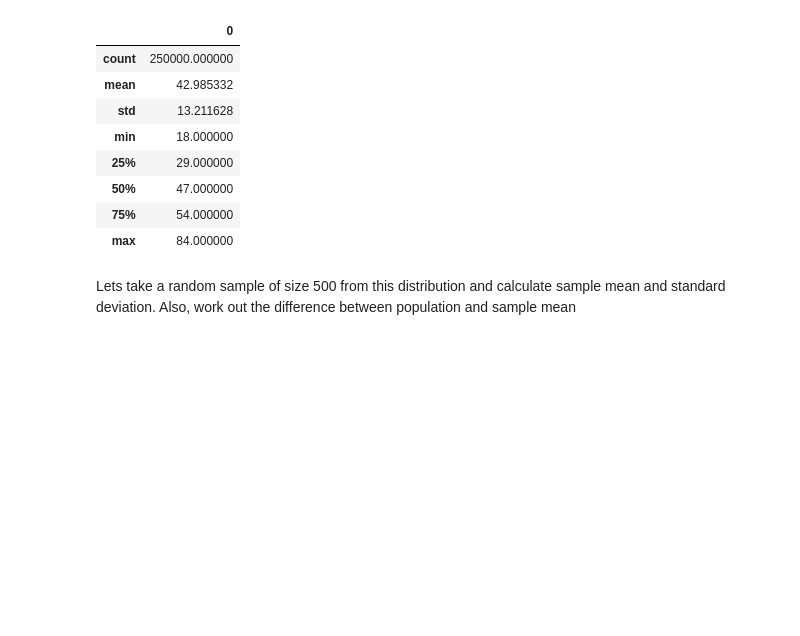
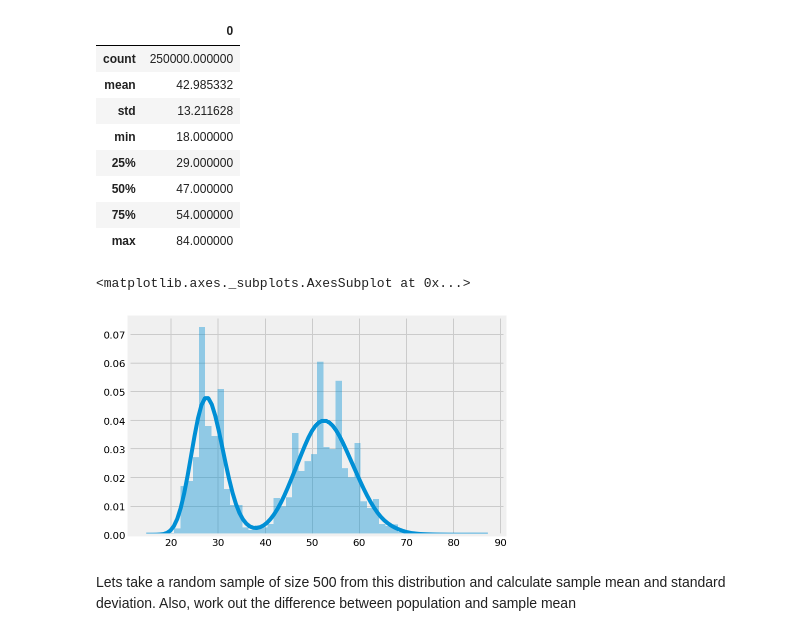
Before and after one commit to vaeb80/dsc-2-19-15-confidence-intervals-lab-nyc-career-ds-102218, a Jupyter notebook: index.ipynb, the cells around one changed output. Saved outputs shown, nothing was run; the diff lists cells and outputs as text; code cells hidden in the pictures; blank space fills up the shorter version.

```diff
--- a/index.ipynb
+++ b/index.ipynb
@@ -91,7 +91,10 @@ pop_ages.describe()
 | max | 84.000000 |
 # %%
 # Draw a histogram for pop ages
-sns.distplot
+sns.distplot(pop_ages)
+# %% [output]
+<matplotlib.axes._subplots.AxesSubplot at 0x...>
+[figure, added]
 # %% [markdown]
 Lets take a random sample of size 500 from this distribution and calculate sample mean and standard deviation. Also, work out the difference between population and sample mean
 # %%
```
